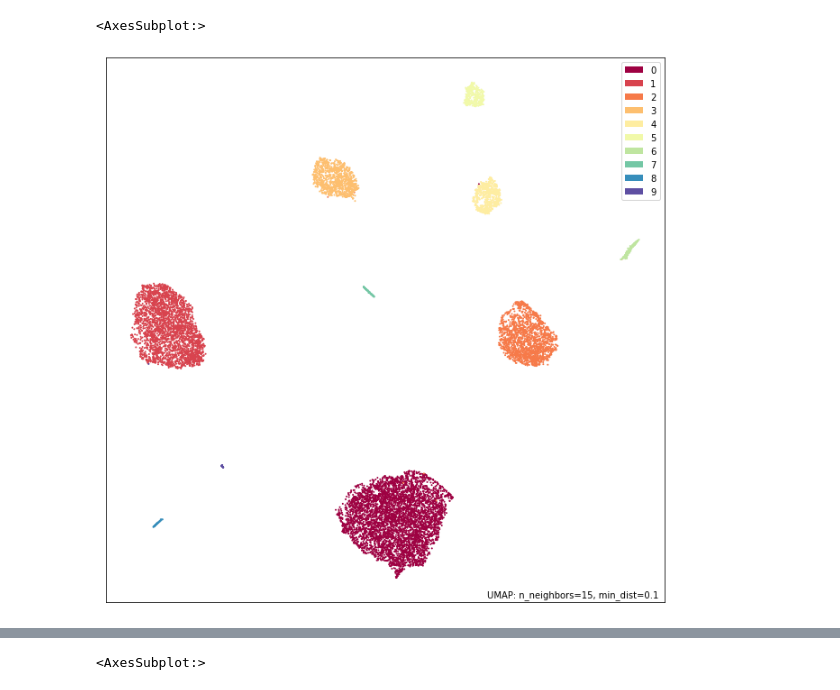
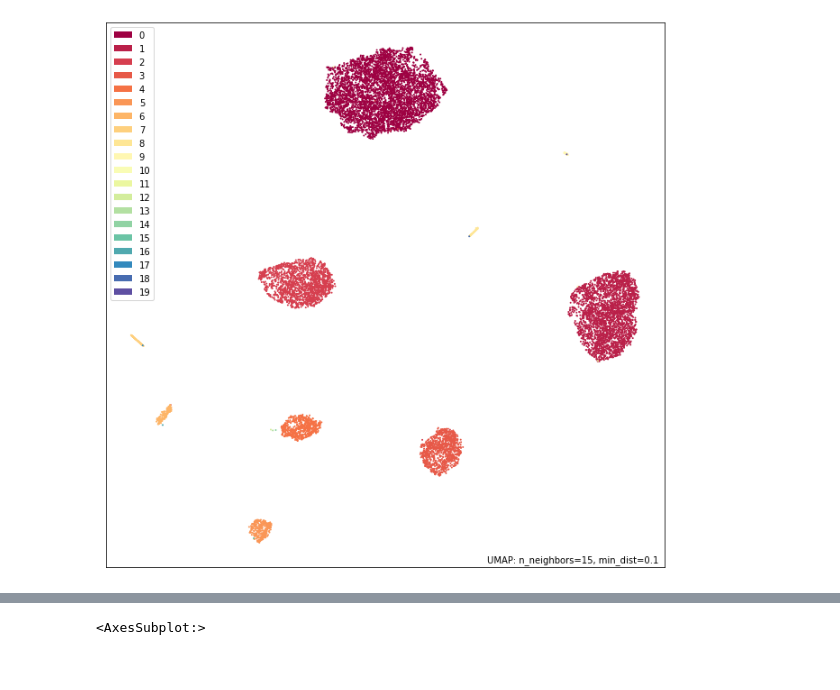
Before and after one commit to Sonseca97/fyp-long-tail-recognition, a Jupyter notebook: umap.ipynb, the cells around one changed output, grey strips where cells are left out. Saved outputs shown, nothing was run; the diff lists cells and outputs as text; code cells hidden in the pictures.

```diff
--- a/umap.ipynb
+++ b/umap.ipynb
@@ -8,12 +9,22 @@ import pickle
+# %%
+def matrix_norm(A):
+    norm = np.linalg.norm(A)
+    return A/ norm
 # %%
 with open("/home/lizhaochen/fyp/fyp-long-tail-recognition/logs/CIFAR10_LT/e200_0.01/e200_0.01_train_features.pkl", 'rb') as f:
     features = pickle.load(f)
 with open("/home/lizhaochen/fyp/fyp-long-tail-recognition/logs/CIFAR10_LT/e200_0.01/e200_0.01_train_labels.pkl", 'rb') as f:
     labels = pickle.load(f)
+# %%
+with open("/home/lizhaochen/fyp/fyp-long-tail-recognition/logs/CIFAR10_LT/e200_0.01/e200_0.01_final.pkl", 'rb') as f:
+    centroids = pickle.load(f)
+labels_centroids = np.array([i+10 for i in range(10)])
+# %%
+total_inputs = np.concatenate([matrix_norm(features), centroids['l2ncs']])
+total_labels = np.concatenate([labels, labels_centroids])
 # %%
-mapper = umap.UMAP().fit(features)
+mapper = umap.UMAP().fit(total_inputs)
 # %%
-umap.plot.points(mapper, labels=labels)
+umap.plot.points(mapper, labels=total_labels).figure.savefig("test.pdf")
 # %% [output]
-<AxesSubplot:>
-[figure, old version]
+[figure, new version]
```
Also changed, not shown: parts of 5 cells of this notebook, 8 other files.
